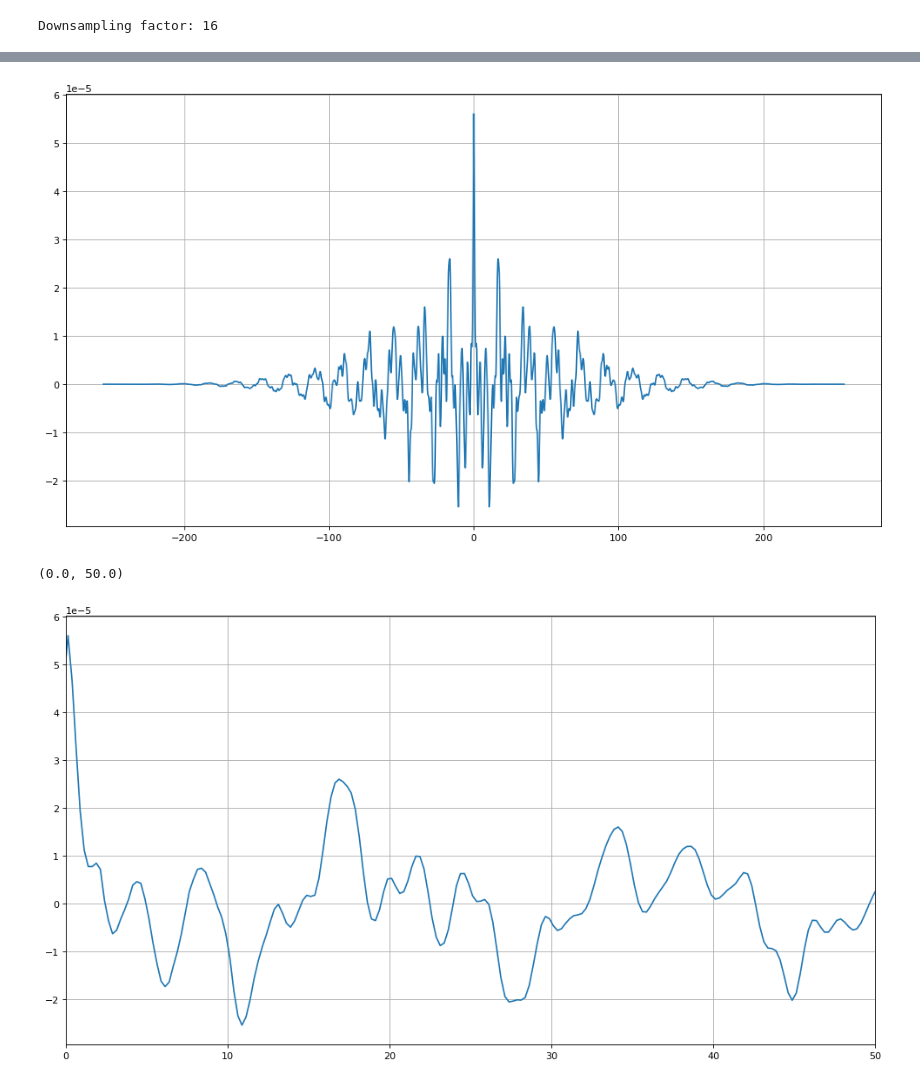
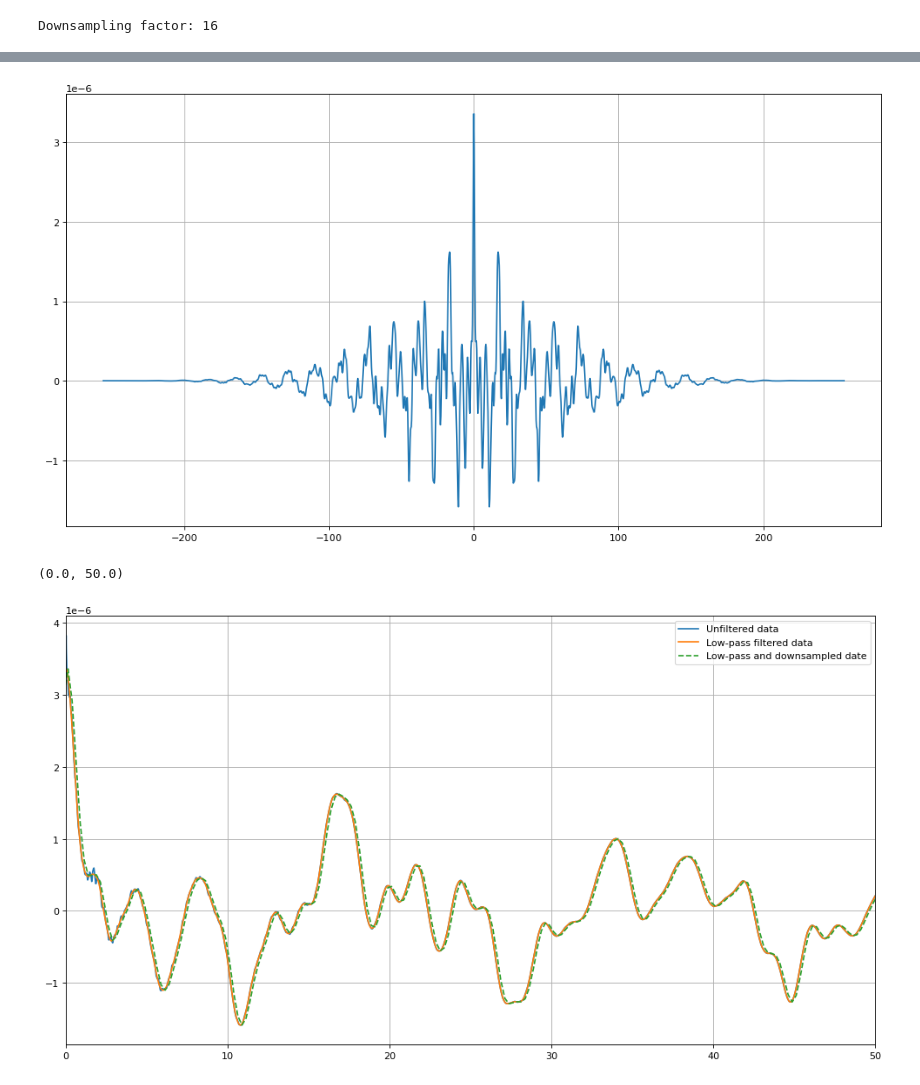
Before and after one commit to emilnebb/AOMA_Halogaland, a Jupyter notebook: data_exploration/acceleration_exploration.ipynb, the cells around one changed output, grey strips where cells are left out. Drawn from its saved outputs; the diff is of its cells as text; code cells hidden in the pictures.

Commit message:
fixing some plots

```diff
--- a/data_exploration/acceleration_exploration.ipynb
+++ b/data_exploration/acceleration_exploration.ipynb
@@ -146,7 +146,7 @@ plt.xlim([0, 50])
 # %%
 filter_order = 6
 sampling_frequency = 1/dt
-cutoff_frequency = 4
+cutoff_frequency = 2
 
 
 print(sampling_frequency)
@@ -203,13 +203,13 @@ plt.savefig("welch_acceleration_freq_0-5_Hz.jpg")
 fi, Sx_welch=signal.welch(filtered_acc, fs=1/dt, window='hann', nperseg=Nwindow, noverlap=None, nfft=Nfft_pow2, detrend='constant', return_onesided=False, scaling='density', axis=- 1, average='mean')
 
 var = np.var(filtered_acc)
-acorr = np.fft.ifft(Sx_welch)
-acorr = np.fft.fftshift(acorr)
+acorr_filtered = np.fft.ifft(Sx_welch)
+acorr_filtered = np.fft.fftshift(acorr_filtered)
 time_lag = np.arange(0,len(acorr))*dt
 time_lag = time_lag - np.average(time_lag)
 
 plt.figure(figsize=(15, 8), dpi=80)
-plt.plot(time_lag, (acorr))
+plt.plot(time_lag, (acorr_filtered))
 plt.grid()
 #plt.xlim([0, 50])
 # %% [output]
@@ -285,22 +287,25 @@ plt.legend()
 fi, Sx_welch=signal.welch(down_sampled_acc, fs=1/dt, window='hann', nperseg=Nwindow, noverlap=None, nfft=Nfft_pow2, detrend='constant', return_onesided=False, scaling='density', axis=- 1, average='mean')
 
 var = np.var(down_sampled_acc)
-acorr = np.fft.ifft(Sx_welch)
-acorr = np.fft.fftshift(acorr)
-time_lag = np.arange(0,len(acorr))*dt
-time_lag = time_lag - np.average(time_lag)
+acorr_down = np.fft.ifft(Sx_welch)
+acorr_down = np.fft.fftshift(acorr_down)/factor
+time_lag_down = np.arange(0,len(acorr_down))*dt
+time_lag_down = time_lag_down - np.average(time_lag_down)
 
 plt.figure(figsize=(15, 8), dpi=80)
-plt.plot(time_lag, (acorr))
+plt.plot(time_lag_down, (acorr_down))
 plt.grid()
 #plt.xlim([0, 50])
 # %% [output]
-[figure, old version]
+[figure, new version]
 # %%
 plt.figure(figsize=(15, 8), dpi=80)
-plt.plot(time_lag, (acorr))
+plt.plot(time_lag, (acorr), label = 'Unfiltered data')
+plt.plot(time_lag, (acorr_filtered), label = 'Low-pass filtered data')
+plt.plot(time_lag_down, (acorr_down), '--', label = 'Low-pass and downsampled date')
+plt.legend()
 plt.grid()
 plt.xlim([0, 50])
 # %% [output]
 (0.0, 50.0)
-[figure, old version]
+[figure, new version]
```
Also changed, not shown: parts of 7 cells of this notebook.
